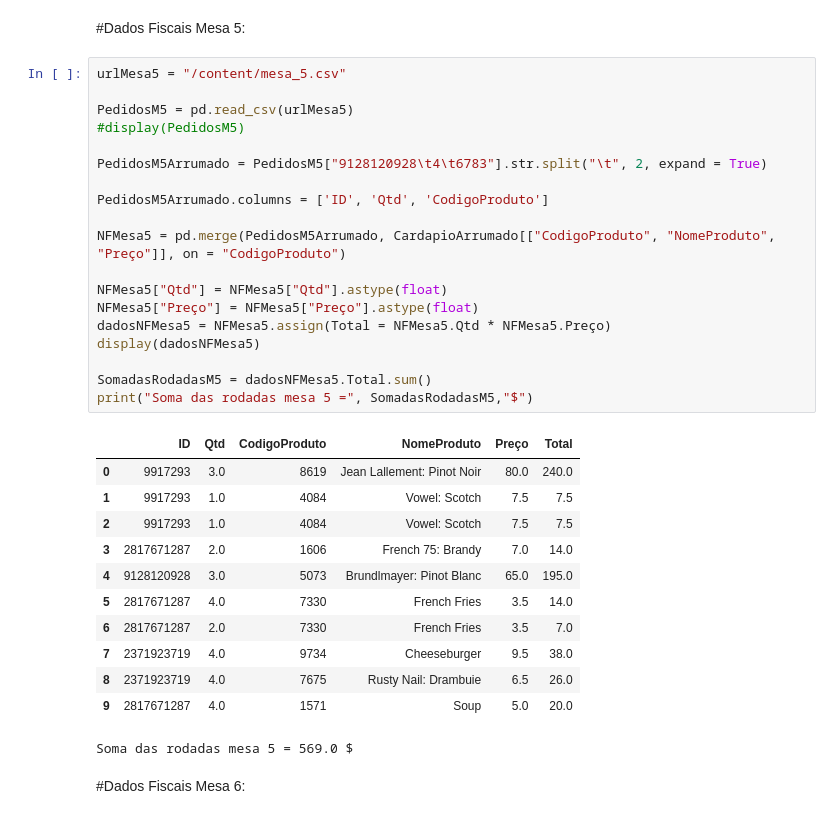
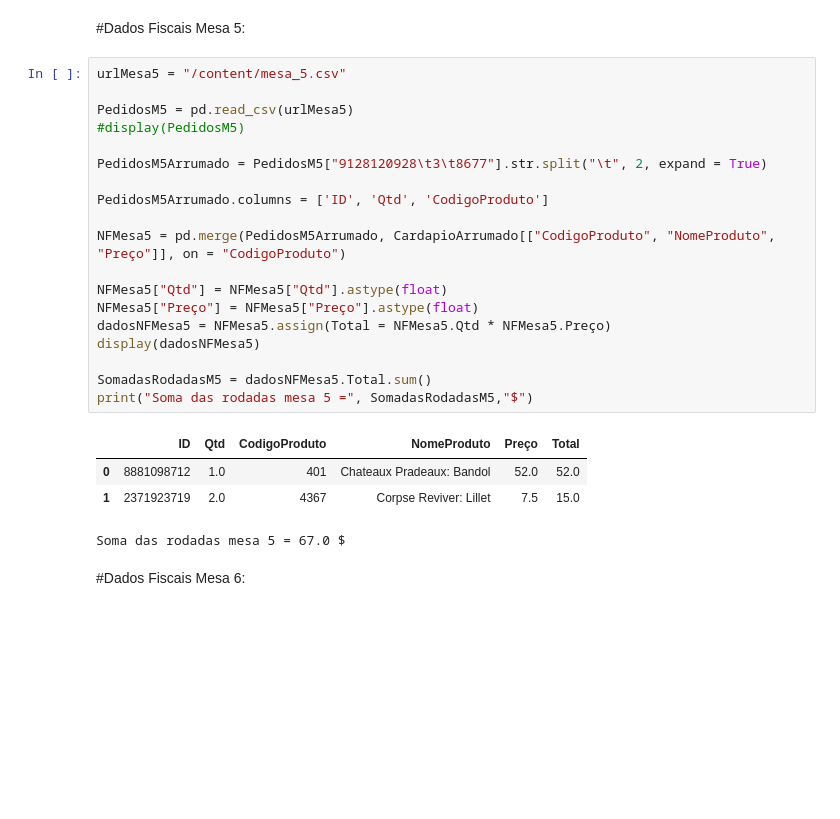
Before and after one commit to RFFSoftwareEngineering/DesafioDataAnalytics, a Jupyter notebook: DesafioFalqon.ipynb, the cells around one changed output. Saved outputs shown, nothing was run; the diff lists cells and outputs as text; blank space fills up the shorter version.

```diff
--- a/DesafioFalqon.ipynb
+++ b/DesafioFalqon.ipynb
@@ -375,35 +361,27 @@ Soma das rodadas mesa 4 = 147.0 $
 # %%
 urlMesa5 = "/content/mesa_5.csv"
 
 PedidosM5 = pd.read_csv(urlMesa5)
 #display(PedidosM5)
 
-PedidosM5Arrumado = PedidosM5["9128120928\t4\t6783"].str.split("\t", 2, expand = True)
+PedidosM5Arrumado = PedidosM5["9128120928\t3\t8677"].str.split("\t", 2, expand = True)
 
 PedidosM5Arrumado.columns = ['ID', 'Qtd', 'CodigoProduto']
 
 NFMesa5 = pd.merge(PedidosM5Arrumado, CardapioArrumado[["CodigoProduto", "NomeProduto", "Preço"]], on = "CodigoProduto")
 
 NFMesa5["Qtd"] = NFMesa5["Qtd"].astype(float)
 NFMesa5["Preço"] = NFMesa5["Preço"].astype(float)
 dadosNFMesa5 = NFMesa5.assign(Total = NFMesa5.Qtd * NFMesa5.Preço)
 display(dadosNFMesa5)
 
 SomadasRodadasM5 = dadosNFMesa5.Total.sum()
 print("Soma das rodadas mesa 5 =", SomadasRodadasM5,"$")
 # %% [output]
 |  | ID | Qtd | CodigoProduto | NomeProduto | Preço | Total |
-| 0 | 9917293 | 3.0 | 8619 | Jean Lallement: Pinot Noir | 80.0 | 240.0 |
-| 1 | 9917293 | 1.0 | 4084 | Vowel: Scotch | 7.5 | 7.5 |
-| 2 | 9917293 | 1.0 | 4084 | Vowel: Scotch | 7.5 | 7.5 |
-| 3 | 2817671287 | 2.0 | 1606 | French 75: Brandy | 7.0 | 14.0 |
-| 4 | 9128120928 | 3.0 | 5073 | Brundlmayer: Pinot Blanc | 65.0 | 195.0 |
-| 5 | 2817671287 | 4.0 | 7330 | French Fries | 3.5 | 14.0 |
-| 6 | 2817671287 | 2.0 | 7330 | French Fries | 3.5 | 7.0 |
-| 7 | 2371923719 | 4.0 | 9734 | Cheeseburger | 9.5 | 38.0 |
-| 8 | 2371923719 | 4.0 | 7675 | Rusty Nail: Drambuie | 6.5 | 26.0 |
-| 9 | 2817671287 | 4.0 | 1571 | Soup | 5.0 | 20.0 |
+| 0 | 8881098712 | 1.0 | 401 | Chateaux Pradeaux: Bandol | 52.0 | 52.0 |
+| 1 | 2371923719 | 2.0 | 4367 | Corpse Reviver: Lillet | 7.5 | 15.0 |
-Soma das rodadas mesa 5 = 569.0 $
+Soma das rodadas mesa 5 = 67.0 $
 # %% [markdown]
 #Dados Fiscais Mesa 6:
 # %%
```
Also changed, not shown: parts of 27 cells of this notebook.
